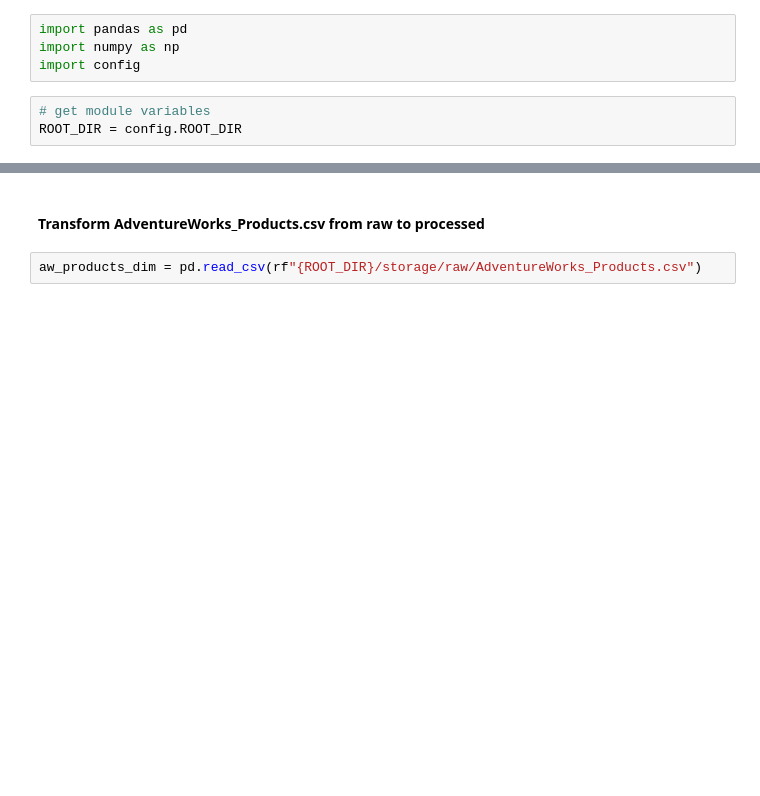
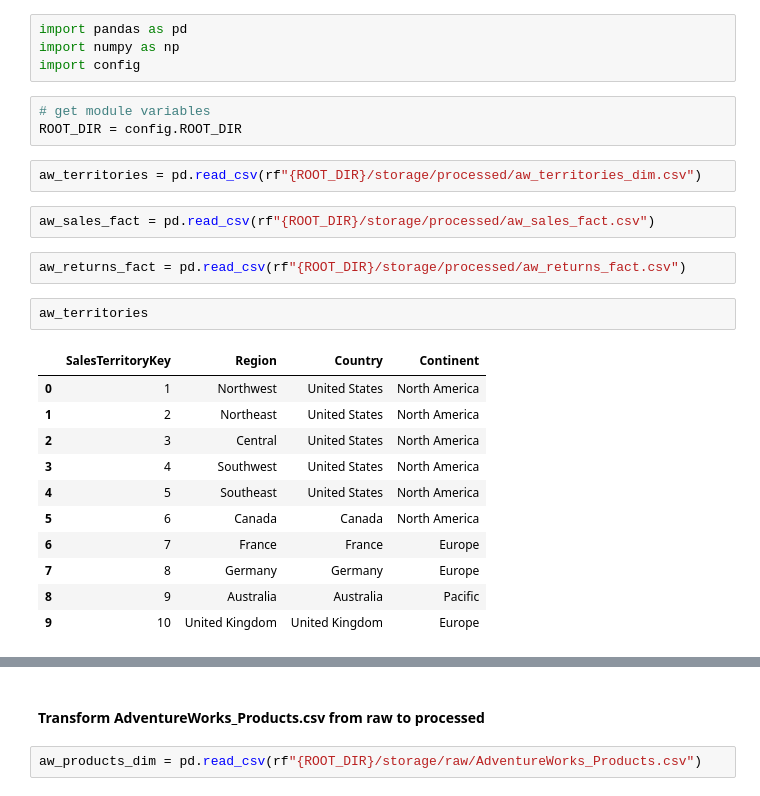
Before and after one commit to MeetPatel89/adventure_works_analysis, a Jupyter notebook: notebook.ipynb, the cells around one changed output, grey strips where cells are left out. Drawn from its saved outputs; the diff is of its cells as text; blank space fills up the shorter version.

```diff
--- a/notebook.ipynb
+++ b/notebook.ipynb
@@ -5,3 +5,23 @@ import config
 # %%
 # get module variables
 ROOT_DIR = config.ROOT_DIR
+# %%
+aw_territories = pd.read_csv(rf"{ROOT_DIR}/storage/processed/aw_territories_dim.csv")
+# %%
+aw_sales_fact = pd.read_csv(rf"{ROOT_DIR}/storage/processed/aw_sales_fact.csv")
+# %%
+aw_returns_fact = pd.read_csv(rf"{ROOT_DIR}/storage/processed/aw_returns_fact.csv")
+# %%
+aw_territories
+# %% [output]
+|  | SalesTerritoryKey | Region | Country | Continent |
+| 0 | 1 | Northwest | United States | North America |
+| 1 | 2 | Northeast | United States | North America |
+| 2 | 3 | Central | United States | North America |
+| 3 | 4 | Southwest | United States | North America |
+| 4 | 5 | Southeast | United States | North America |
+| 5 | 6 | Canada | Canada | North America |
+| 6 | 7 | France | France | Europe |
+| 7 | 8 | Germany | Germany | Europe |
+| 8 | 9 | Australia | Australia | Pacific |
+| 9 | 10 | United Kingdom | United Kingdom | Europe |
```
Also changed, not shown: parts of 8 cells of this notebook, 1 other file.
